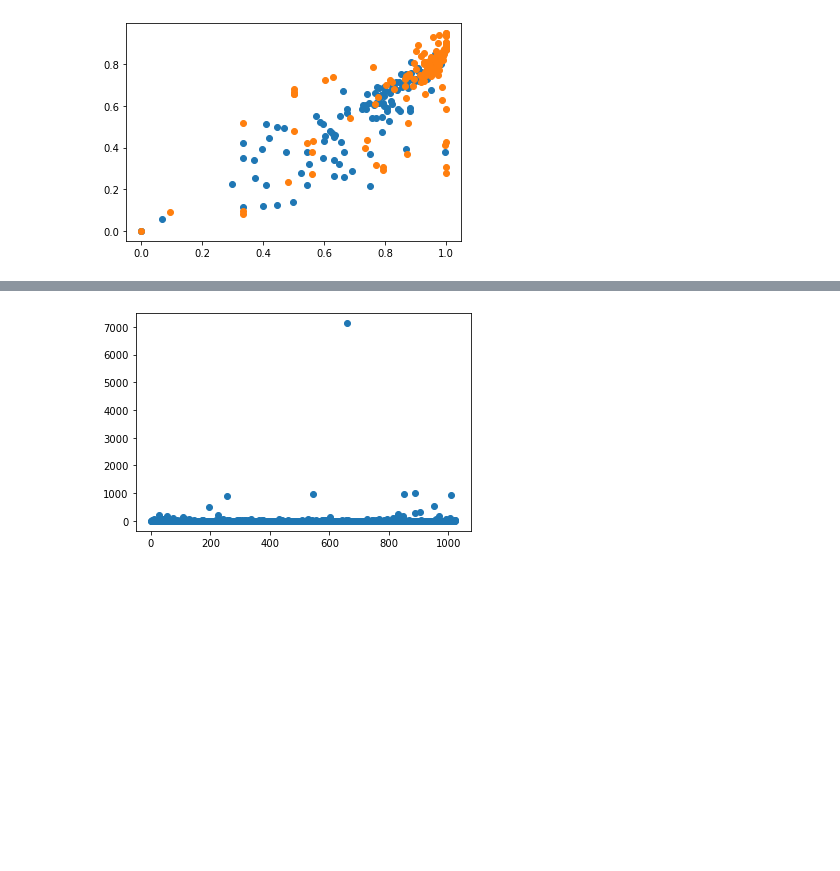
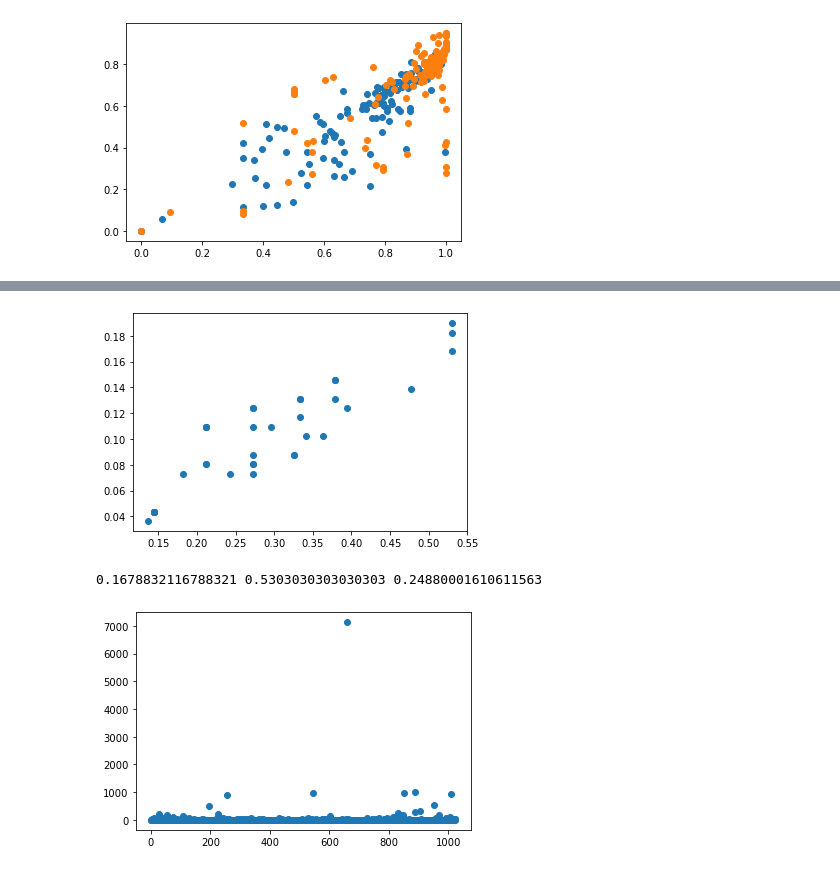
Before and after one commit to pry666/social-computing, a Jupyter notebook: final.ipynb, the cells around one changed output, grey strips where cells are left out. Cells and saved outputs as stored; diff of their text form; code cells hidden in the pictures; blank space fills up the shorter version.

```diff
--- a/final.ipynb
+++ b/final.ipynb
@@ -272,3 +306,13 @@ plt.scatter(hujdis,huldis)
 plt.show()
 # %% [output]
 [figure]
+# %%
+#1 : bot  0: human
+
+import pandas as pd
+
+df = pd.read_csv('train.csv')
+
+dfb = df.head(132)
+
+dfb
@@ -274,0 +333,4 @@ plt.show()
+# %%
+dfb2 = df.tail(137)
+
+dfb2
@@ -274,0 +351,27 @@ plt.show()
+# %%
+boj = dfb['jeccard_d'].tolist()
+
+bol = dfb['lev_d'].tolist()
+
+huj = dfb2['jeccard_d'].tolist()
+
+hul = dfb2['lev_d'].tolist()
+# %%
+testj = [0.5,0.6,0.65,0.7,0.75,0.8]
+testl = [0.5,0.6,0.65,0.7,0.75,0.8]
+bp = []
+hp = []
+
+for jec in testj:
+    for le in testl:
+        countbo = 0
+        counthu = 0
+        for i in range(len(boj)):
+            if(boj[i] < jec and bol[i] < le):
+               countbo += 1
+        for i in range(len(huj)):
+            if(huj[i] < jec and hul[i] < le):
+               counthu += 1
+        bp.append(countbo/len(boj))
+        hp.append(counthu/len(huj))
+        print("bigger at point (%.2f,%.2f),botper = %.3f,huper = %.3f"%(jec,le,countbo/len(boj),counthu/len(huj)))
@@ -275,3 +396,23 @@ plt.show()
+# %%
+import matplotlib.pyplot as plt
+plt.scatter(bp,hp)
+plt.show()
+# %% [output]
+[figure, added]
+# %%
+mind = 1000
+mh = 0
+mb = 0
+for i in range(len(hp)):
+    ans = hp[i]**2 + (1-bp[i])**2
+    if(ans < mind):
+       mind = ans
+       mh = hp[i]
+       mb = bp[i]
+
+print(mh,mb,mind)
+# %% [output]
+0.1678832116788321 0.5303030303030303 0.24880001610611563
 # %%
 x = [i for i in range(len(countli))]
 plt.scatter(x,countli)
```
Also changed, not shown: parts of 33 cells of this notebook.
